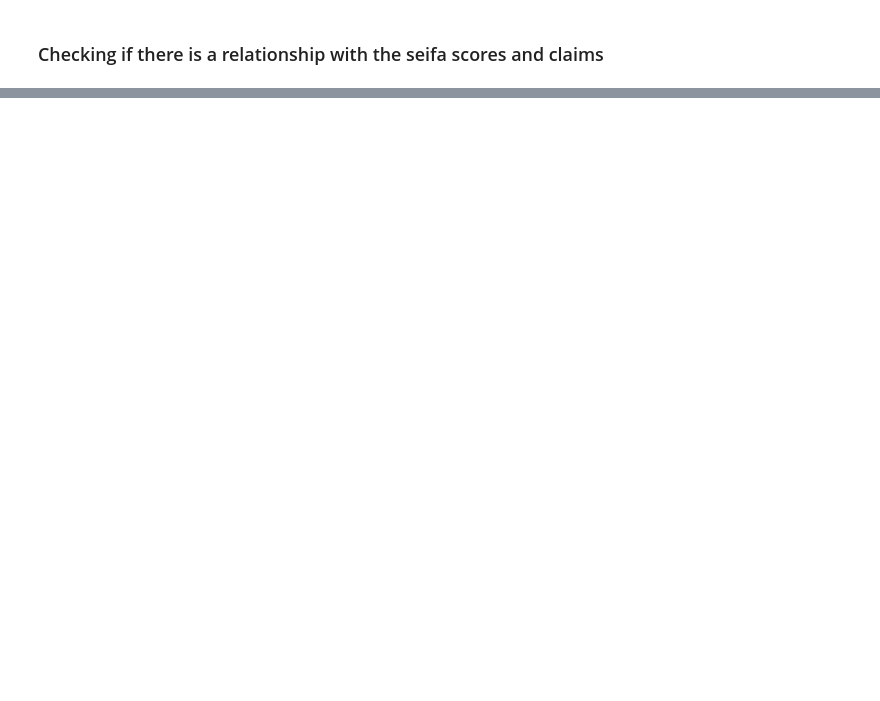
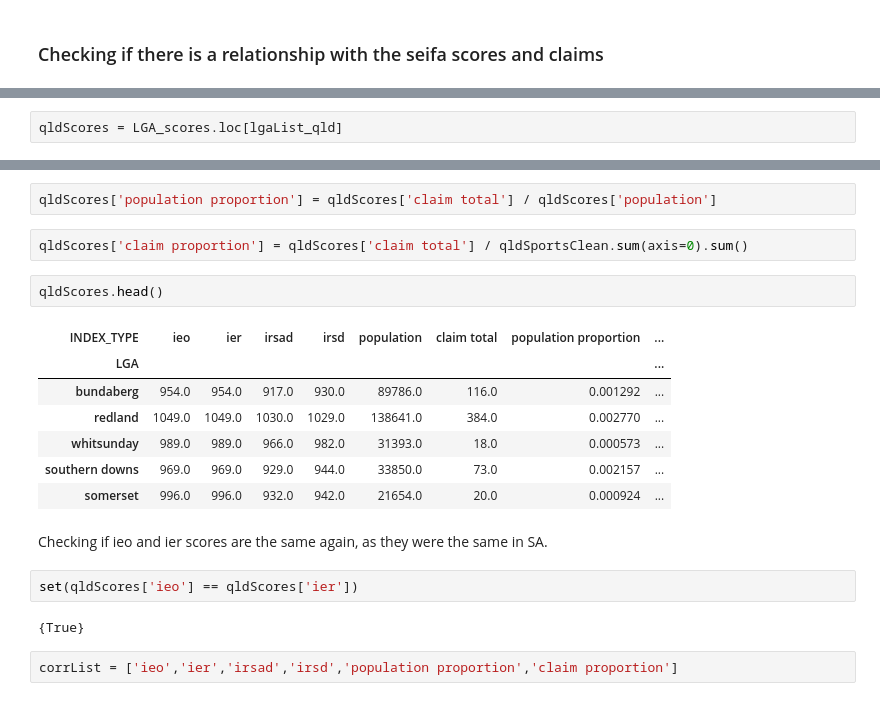
Before and after one commit to MQCOMP2200-S2-2021/Data-Science-Labs, a Jupyter notebook: Portfolio 2 - Christopher Rudolph.ipynb, the cells around one changed output, grey strips where cells are left out. Cells and saved outputs as stored; diff of their text form; blank space fills up the shorter version.

```diff
--- a/Portfolio 2 - Christopher Rudolph.ipynb
+++ b/Portfolio 2 - Christopher Rudolph.ipynb
@@ -1471,0 +1496,2 @@ qld_vouchers_scores
+# %%
+qldScores = LGA_scores.loc[lgaList_qld]
@@ -1471,0 +1520,22 @@ qld_vouchers_scores
+# %%
+qldScores['population proportion'] = qldScores['claim total'] / qldScores['population']
+# %%
+qldScores['claim proportion'] = qldScores['claim total'] / qldSportsClean.sum(axis=0).sum()
+# %%
+qldScores.head()
+# %% [output]
+| INDEX_TYPE | ieo | ier | irsad | irsd | population | claim total | population proportion | ... |
+| LGA |  |  |  |  |  |  |  | ... |
+| bundaberg | 954.0 | 954.0 | 917.0 | 930.0 | 89786.0 | 116.0 | 0.001292 | ... |
+| redland | 1049.0 | 1049.0 | 1030.0 | 1029.0 | 138641.0 | 384.0 | 0.002770 | ... |
+| whitsunday | 989.0 | 989.0 | 966.0 | 982.0 | 31393.0 | 18.0 | 0.000573 | ... |
+| southern downs | 969.0 | 969.0 | 929.0 | 944.0 | 33850.0 | 73.0 | 0.002157 | ... |
+| somerset | 996.0 | 996.0 | 932.0 | 942.0 | 21654.0 | 20.0 | 0.000924 | ... |
+# %% [markdown]
+Checking if ieo and ier scores are the same again, as they were the same in SA.
+# %%
+set(qldScores['ieo'] == qldScores['ier'])
+# %% [output]
+{True}
+# %%
+corrList = ['ieo','ier','irsad','irsd','population proportion','claim proportion']
```
Also changed, not shown: parts of 31 cells of this notebook.
